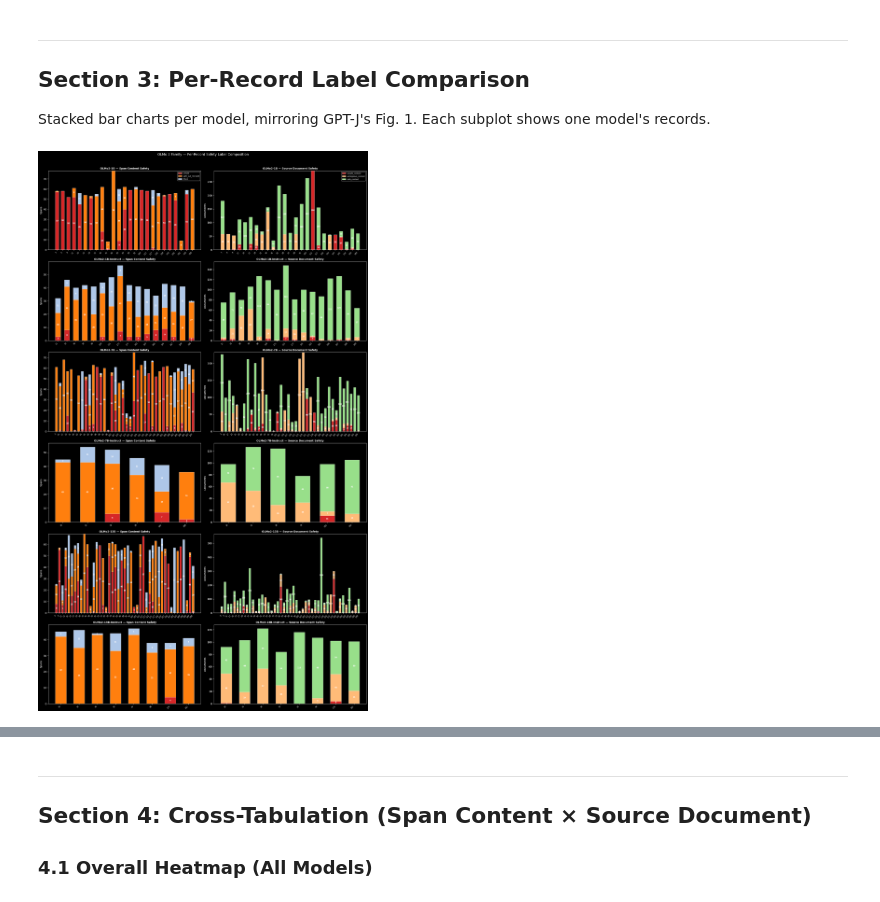
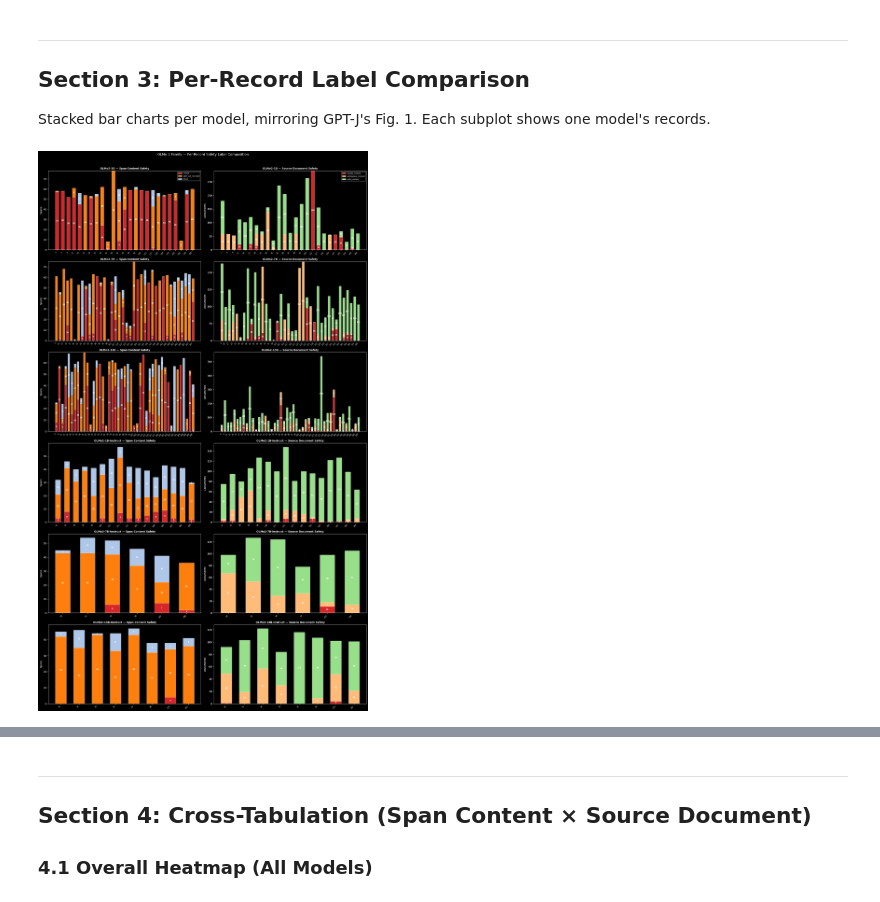
Before and after one commit to thillai-c/pretraining-trace, a Jupyter notebook: analysis/analyze_e1_olmo2_v3a.ipynb, the cells around one changed output, grey strips where cells are left out. Saved outputs shown, nothing was run; the diff lists cells and outputs as text; code cells hidden in the pictures.

```diff
--- a/analysis/analyze_e1_olmo2_v3a.ipynb
+++ b/analysis/analyze_e1_olmo2_v3a.ipynb
@@ -136,9 +220,20 @@ else:
 Each row in `df_all` is a (span, snippet) pair. We aggregate to span-level: one row per unique (model, record_id, span_idx).
 # %%
 # ── Build span-level DataFrame ──
+severity = {"unsafe": 0, "safe_but_relevant": 1, "trivial": 2}
+
 span_rows = []
 for (model_dir, rid, sidx), group in df_all.groupby(['model_dir', 'record_id', 'span_idx']):
     cfg = MODEL_CONFIGS[model_dir]
+
+    # Resolve span_safety_label: majority vote, ties → most severe
+    labels = group['span_safety_label']
+    mode = labels.mode()
+    if len(mode) == 1:
+        resolved_label = mode.iloc[0]
+    else:
+        resolved_label = min(mode, key=lambda v: severity.get(v, 99))
+
     row = {
         'model_dir': model_dir,
         'model_label': cfg['label'],
@@ -148,7 +243,7 @@ for (model_dir, rid, sidx), group in df_all.groupby(['model_dir', 'record_id', '
         'record_id': rid,
         'span_idx': sidx,
         'span_text': group.iloc[0]['span_text'],
-        'span_safety_label': group.iloc[0]['span_safety_label'],
+        'span_safety_label': resolved_label,
         'num_snippets': len(group),
         'num_unsafe_context': (group['context_safety'] == 'unsafe_context').sum(),
         'num_safe_context': (group['context_safety'] == 'safe_context').sum(),
@@ -161,6 +256,7 @@ df_spans = pd.DataFrame(span_rows)
 print(f"✓ Span-level DataFrame: {len(df_spans)} rows")
 print(f"  Models: {df_spans['model_label'].nunique()}")
 print(f"  Records (total across models): {df_spans.groupby('model_dir')['record_id'].nunique().sum()}")
+print(f"  Total snippets (before aggregation): {len(df_all)}")
 # %% [output]
 ✓ Span-level DataFrame: 6807 rows
   Models: 6
@@ -285,7 +436,10 @@ plt.show()
 Grouped bar chart comparing label proportions across all 6 models.
 # %%
 # ── 2.2: Per-model span_safety_label distribution (grouped bar chart) ──
-model_labels = [cfg['label'] for cfg in MODEL_CONFIGS.values() if cfg['label'] in df_spans['model_label'].unique()]
+model_labels = [cfg['label'] for cfg in sorted(
+    [c for c in MODEL_CONFIGS.values() if c['label'] in df_spans['model_label'].unique()],
+    key=lambda c: (0 if c['family'] == 'base' else 1, c['size_order'])
+)]
 span_order = ['unsafe', 'safe_but_relevant', 'trivial']
 
 fig, axes = plt.subplots(1, 2, figsize=(16, 5))
@@ -339,6 +493,6 @@ ax.spines['right'].set_visible(False)
 
 plt.suptitle('OLMo 2 — Per-Model Label Distributions (%)', fontsize=12, y=1.02)
 plt.tight_layout()
-plt.savefig('fig_olmo2_per_model_labels.png', dpi=150, bbox_inches='tight')
+# plt.savefig('fig_olmo2_per_model_labels.png', dpi=150, bbox_inches='tight')
 plt.show()
 # %% [output]
@@ -435,8 +626,10 @@ plt.show()
 Stacked bar charts per model, mirroring GPT-J's Fig. 1. Each subplot shows one model's records.
 # %%
 # ── Section 3: Per-record stacked bar charts — one subplot row per model ──
-
-active_models = [md for md in MODEL_CONFIGS if md in df_spans['model_dir'].unique()]
+active_models = sorted(
+    [md for md in MODEL_CONFIGS if md in df_spans['model_dir'].unique()],
+    key=lambda md: (0 if MODEL_CONFIGS[md]['family'] == 'base' else 1, MODEL_CONFIGS[md]['size_order'])
+)
 n_models = len(active_models)
 
 if n_models == 0:
@@ -484,33 +677,33 @@ else:
         ax.set_title(f'{cfg["label"]} — Span Content Safety', fontsize=10, fontweight='bold')
         if row_idx == 0:
             ax.legend(loc='upper right', fontsize=7)
 
         # Right: context_safety
         ax = axes[row_idx, 1]
         bottom = np.zeros(len(record_ids))
         for cat in ctx_cats:
             vals = np.array([(sub_all[(sub_all['record_id'] == rid) &
                                       (sub_all['context_safety'] == cat)].shape[0])
                              for rid in record_ids])
             ax.bar(x, vals, width, bottom=bottom, label=cat,
                    color=ctx_colors[cat], edgecolor='white', linewidth=0.5)
             for j, v in enumerate(vals):
                 if v > 0:
                     ax.text(x[j], bottom[j] + v / 2, str(v),
                             ha='center', va='center', fontsize=7, color='white', fontweight='bold')
             bottom += vals
 
         ax.set_xticks(x)
         ax.set_xticklabels([f'{rid}' for rid in record_ids], rotation=45, ha='right', fontsize=7)
         ax.set_ylabel('Documents')
         ax.set_title(f'{cfg["label"]} — Source Document Safety', fontsize=10, fontweight='bold')
         if row_idx == 0:
             ax.legend(loc='upper right', fontsize=7)
 
     plt.suptitle('OLMo 2 Family — Per-Record Safety Label Composition', fontsize=13, y=1.01)
     plt.tight_layout()
-    plt.savefig('fig_olmo2_per_record_bars.png', dpi=150, bbox_inches='tight')
+    # plt.savefig('fig_olmo2_per_record_bars.png', dpi=150, bbox_inches='tight')
     plt.show()
 # %% [output]
-[figure, old version]
+[figure, new version]
 # %% [markdown]
```
Also changed, not shown: parts of 27 cells of this notebook, 5 other files.
